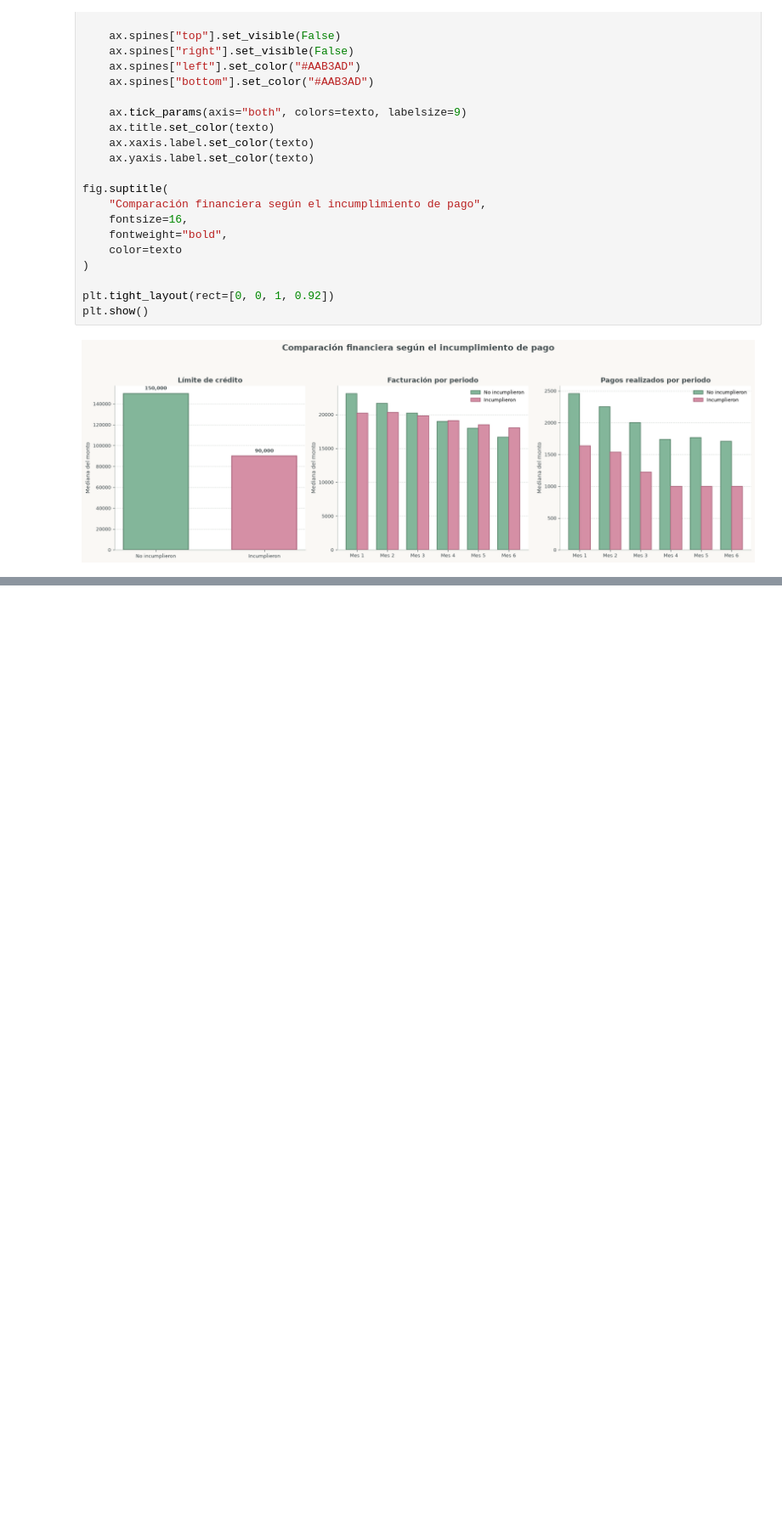
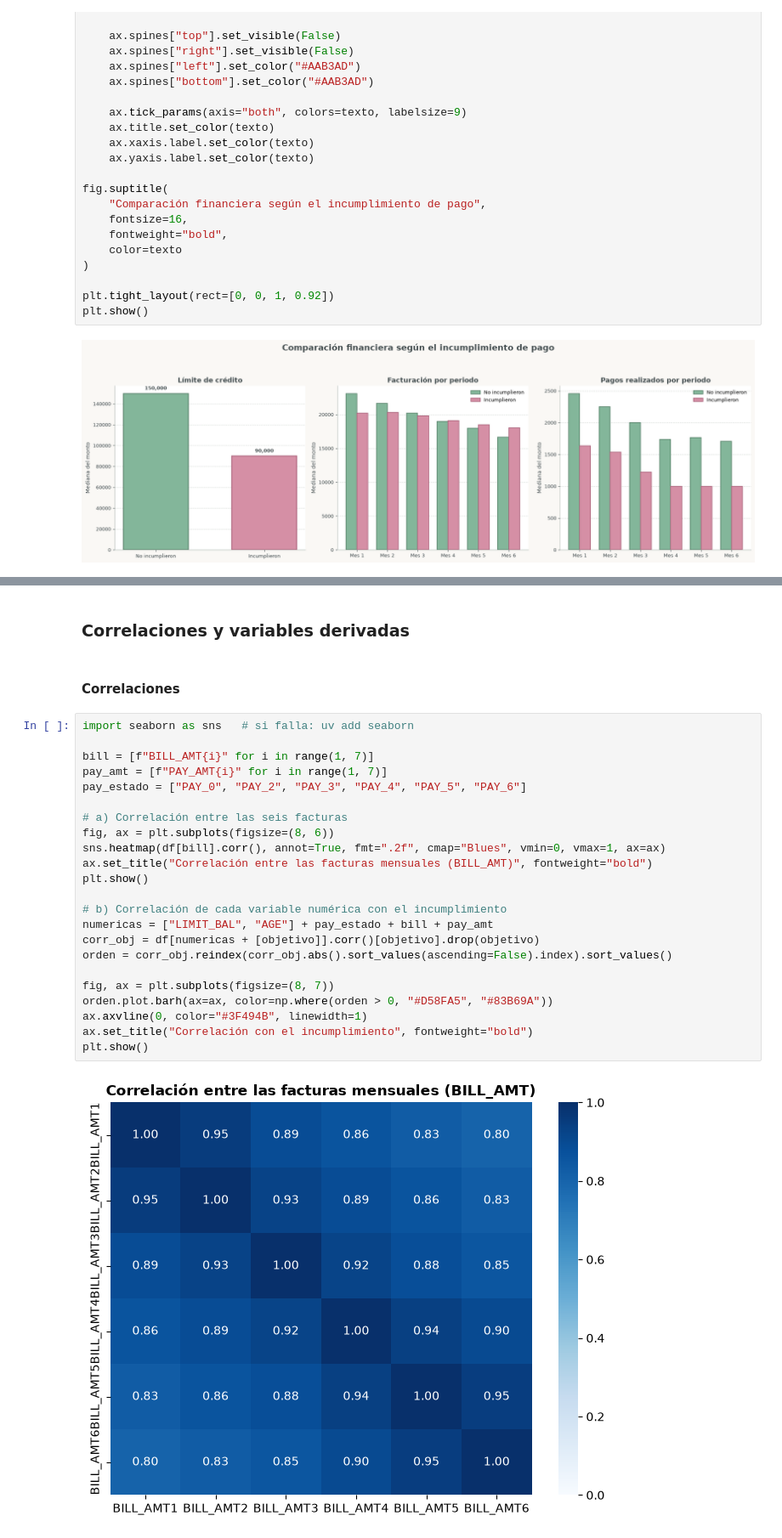
Before and after one commit to manuelarpoce-ui/Proyecto-grupo-4, a Jupyter notebook: notebooks/01_eda.ipynb, the cells around one changed output, grey strips where cells are left out. Shown at 85% size. Cells and saved outputs as stored; diff of their text form; blank space fills up the shorter version.

```diff
--- a/notebooks/01_eda.ipynb
+++ b/notebooks/01_eda.ipynb
@@ -1168,0 +1315,29 @@ plt.show()
+# %% [markdown]
+### Correlaciones y variables derivadas
+# %% [markdown]
+#### Correlaciones
+# %%
+import seaborn as sns   # si falla: uv add seaborn
+
+bill = [f"BILL_AMT{i}" for i in range(1, 7)]
+pay_amt = [f"PAY_AMT{i}" for i in range(1, 7)]
+pay_estado = ["PAY_0", "PAY_2", "PAY_3", "PAY_4", "PAY_5", "PAY_6"]
+
+# a) Correlación entre las seis facturas
+fig, ax = plt.subplots(figsize=(8, 6))
+sns.heatmap(df[bill].corr(), annot=True, fmt=".2f", cmap="Blues", vmin=0, vmax=1, ax=ax)
+ax.set_title("Correlación entre las facturas mensuales (BILL_AMT)", fontweight="bold")
+plt.show()
+
+# b) Correlación de cada variable numérica con el incumplimiento
+numericas = ["LIMIT_BAL", "AGE"] + pay_estado + bill + pay_amt
+corr_obj = df[numericas + [objetivo]].corr()[objetivo].drop(objetivo)
+orden = corr_obj.reindex(corr_obj.abs().sort_values(ascending=False).index).sort_values()
+
+fig, ax = plt.subplots(figsize=(8, 7))
+orden.plot.barh(ax=ax, color=np.where(orden > 0, "#D58FA5", "#83B69A"))
+ax.axvline(0, color="#3F494B", linewidth=1)
+ax.set_title("Correlación con el incumplimiento", fontweight="bold")
+plt.show()
+# %% [output]
+[figure, added]
```
Also changed, not shown: parts of 17 cells of this notebook.
